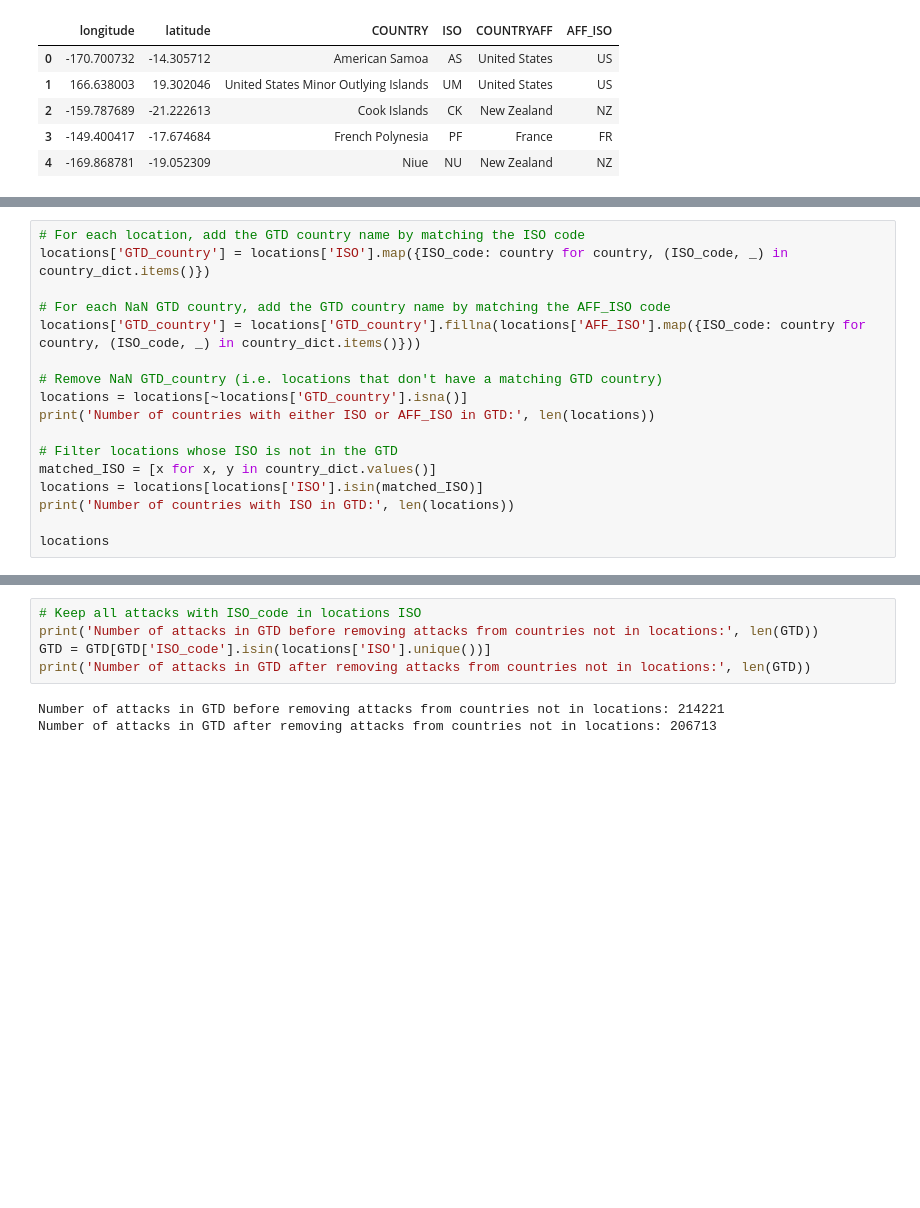
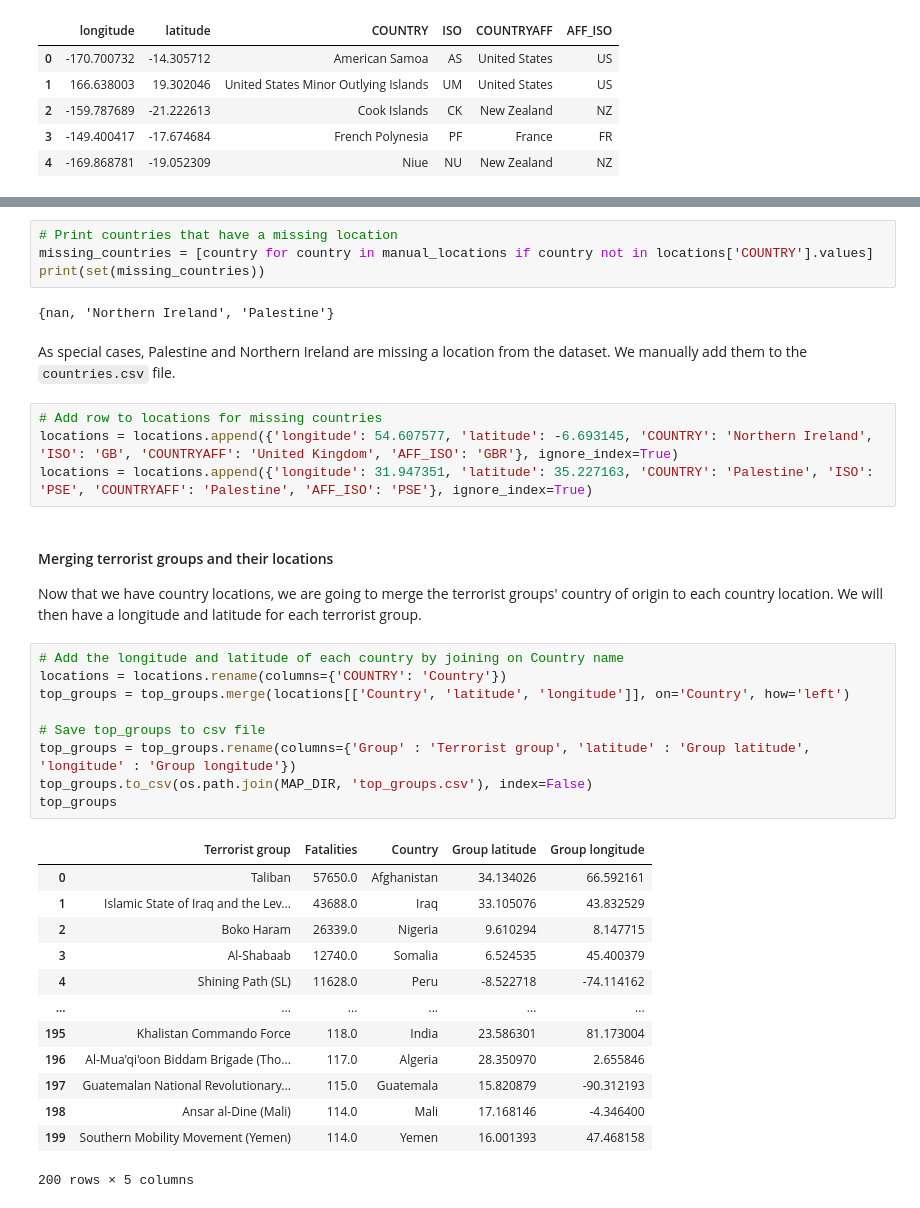
Before and after one commit to com-480-data-visualization/project-2023-yeravizard, a Jupyter notebook: scripts/map.ipynb, the cells around one changed output, grey strips where cells are left out. Saved outputs shown, nothing was run; the diff lists cells and outputs as text; blank space fills up the shorter version.

```diff
--- a/scripts/map.ipynb
+++ b/scripts/map.ipynb
@@ -125,17 +193,0 @@ Removing attacks from those countries from the GTD dataframe...
-# %%
-# For each location, add the GTD country name by matching the ISO code
-locations['GTD_country'] = locations['ISO'].map({ISO_code: country for country, (ISO_code, _) in country_dict.items()})
-
-# For each NaN GTD country, add the GTD country name by matching the AFF_ISO code
-locations['GTD_country'] = locations['GTD_country'].fillna(locations['AFF_ISO'].map({ISO_code: country for country, (ISO_code, _) in country_dict.items()}))
-
-# Remove NaN GTD_country (i.e. locations that don't have a matching GTD country)
-locations = locations[~locations['GTD_country'].isna()]
-print('Number of countries with either ISO or AFF_ISO in GTD:', len(locations))
-
-# Filter locations whose ISO is not in the GTD
-matched_ISO = [x for x, y in country_dict.values()]
-locations = locations[locations['ISO'].isin(matched_ISO)]
-print('Number of countries with ISO in GTD:', len(locations))
-
-locations
@@ -196,8 +194,39 @@ The [`attacks.csv`](https://gist.github.com/mbostock/7608400#file-flights-csv) f
-# %%
-# Keep all attacks with ISO_code in locations ISO
-print('Number of attacks in GTD before removing attacks from countries not in locations:', len(GTD))
-GTD = GTD[GTD['ISO_code'].isin(locations['ISO'].unique())]
-print('Number of attacks in GTD after removing attacks from countries not in locations:', len(GTD))
-# %% [output]
-Number of attacks in GTD before removing attacks from countries not in locations: 214221
-Number of attacks in GTD after removing attacks from countries not in locations: 206713
+# %%
+# Print countries that have a missing location
+missing_countries = [country for country in manual_locations if country not in locations['COUNTRY'].values]
+print(set(missing_countries))
+# %% [output]
+{nan, 'Northern Ireland', 'Palestine'}
+# %% [markdown]
+As special cases, Palestine and Northern Ireland are missing a location from the dataset. We manually add them to the `countries.csv` file.
+# %%
+# Add row to locations for missing countries
+locations = locations.append({'longitude': 54.607577, 'latitude': -6.693145, 'COUNTRY': 'Northern Ireland', 'ISO': 'GB', 'COUNTRYAFF': 'United Kingdom', 'AFF_ISO': 'GBR'}, ignore_index=True)
+locations = locations.append({'longitude': 31.947351, 'latitude': 35.227163, 'COUNTRY': 'Palestine', 'ISO': 'PSE', 'COUNTRYAFF': 'Palestine', 'AFF_ISO': 'PSE'}, ignore_index=True)
+# %% [markdown]
+#### Merging terrorist groups and their locations
+
+Now that we have country locations, we are going to merge the terrorist groups' country of origin to each country location. We will then have a longitude and latitude for each terrorist group.
+# %%
+# Add the longitude and latitude of each country by joining on Country name
+locations = locations.rename(columns={'COUNTRY': 'Country'})
+top_groups = top_groups.merge(locations[['Country', 'latitude', 'longitude']], on='Country', how='left')
+
+# Save top_groups to csv file
+top_groups = top_groups.rename(columns={'Group' : 'Terrorist group', 'latitude' : 'Group latitude', 'longitude' : 'Group longitude'})
+top_groups.to_csv(os.path.join(MAP_DIR, 'top_groups.csv'), index=False)
+top_groups
+# %% [output]
+|  | Terrorist group | Fatalities | Country | Group latitude | Group longitude |
+| 0 | Taliban | 57650.0 | Afghanistan | 34.134026 | 66.592161 |
+| 1 | Islamic State of Iraq and the Lev... | 43688.0 | Iraq | 33.105076 | 43.832529 |
+| 2 | Boko Haram | 26339.0 | Nigeria | 9.610294 | 8.147715 |
+| 3 | Al-Shabaab | 12740.0 | Somalia | 6.524535 | 45.400379 |
+| 4 | Shining Path (SL) | 11628.0 | Peru | -8.522718 | -74.114162 |
+| ... | ... | ... | ... | ... | ... |
+| 195 | Khalistan Commando Force | 118.0 | India | 23.586301 | 81.173004 |
+| 196 | Al-Mua'qi'oon Biddam Brigade (Tho... | 117.0 | Algeria | 28.350970 | 2.655846 |
+| 197 | Guatemalan National Revolutionary... | 115.0 | Guatemala | 15.820879 | -90.312193 |
+| 198 | Ansar al-Dine (Mali) | 114.0 | Mali | 17.168146 | -4.346400 |
+| 199 | Southern Mobility Movement (Yemen) | 114.0 | Yemen | 16.001393 | 47.468158 |
+200 rows × 5 columns
```
Also changed, not shown: parts of 17 cells of this notebook, 4 other files.
